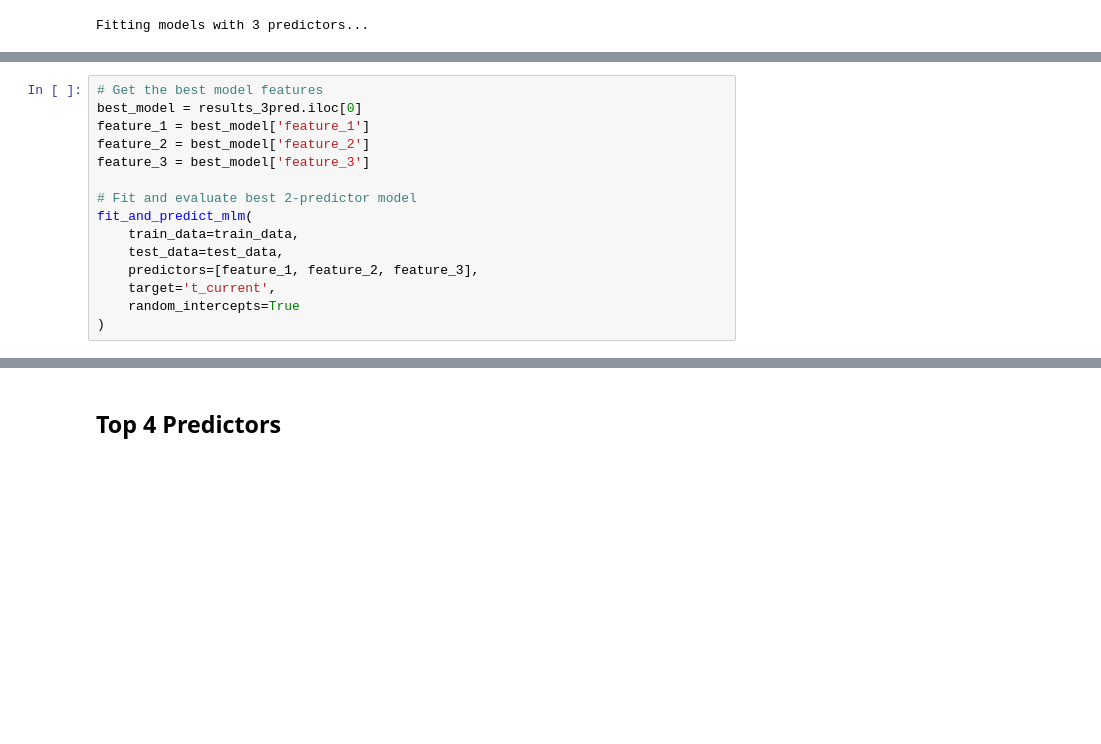
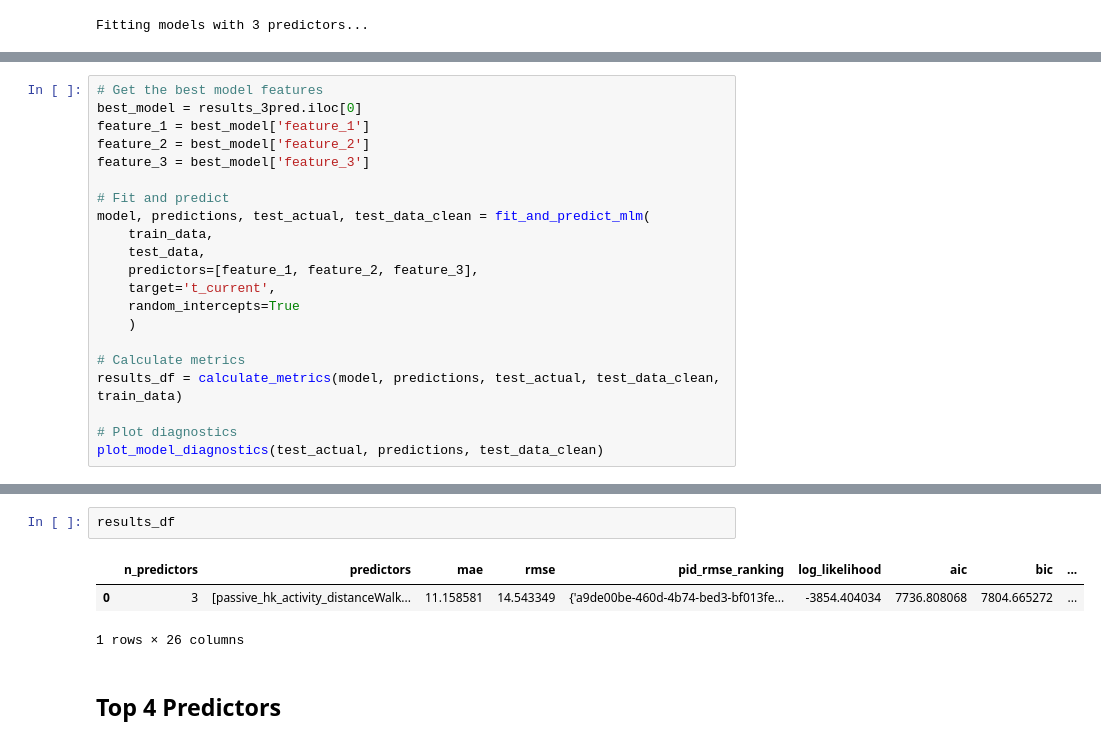
Before and after one commit to danieljwilson/3_3_experience_sampling, a Jupyter notebook: 3_3_3_data_analysis/02_analysis/Models/04_mixed_effects.ipynb, the cells around one changed output, grey strips where cells are left out. Cells and saved outputs as stored; diff of their text form; blank space fills up the shorter version.

```diff
--- a/3_3_3_data_analysis/02_analysis/Models/04_mixed_effects.ipynb
+++ b/3_3_3_data_analysis/02_analysis/Models/04_mixed_effects.ipynb
@@ -1354,12 +1617,18 @@ feature_1 = best_model['feature_1']
 feature_2 = best_model['feature_2']
 feature_3 = best_model['feature_3']
 
-# Fit and evaluate best 2-predictor model
-fit_and_predict_mlm(
-    train_data=train_data,
-    test_data=test_data,
+# Fit and predict
+model, predictions, test_actual, test_data_clean = fit_and_predict_mlm(
+    train_data,
+    test_data,
     predictors=[feature_1, feature_2, feature_3],
     target='t_current',
     random_intercepts=True
-)
+    )
+
+# Calculate metrics
+results_df = calculate_metrics(model, predictions, test_actual, test_data_clean, train_data)
+
+# Plot diagnostics
+plot_model_diagnostics(test_actual, predictions, test_data_clean)
 # %% [output]
@@ -1458,3 +1653,9 @@ Percentage of days with transitions: 20.3%
+# %%
+results_df
+# %% [output]
+|  | n_predictors | predictors | mae | rmse | pid_rmse_ranking | log_likelihood | aic | bic | ... |
+| 0 | 3 | [passive_hk_activity_distanceWalk... | 11.158581 | 14.543349 | {'a9de00be-460d-4b74-bed3-bf013fe... | -3854.404034 | 7736.808068 | 7804.665272 | ... |
+1 rows × 26 columns
 # %% [markdown]
 ## Top 4 Predictors
 # %%
```
Also changed, not shown: parts of 21 cells of this notebook.
